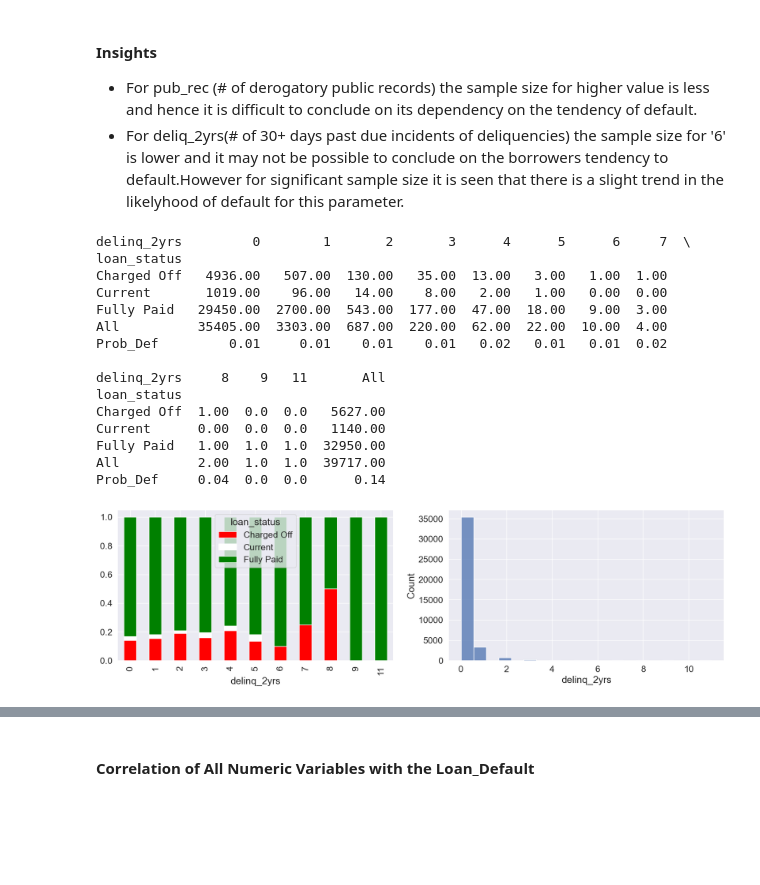
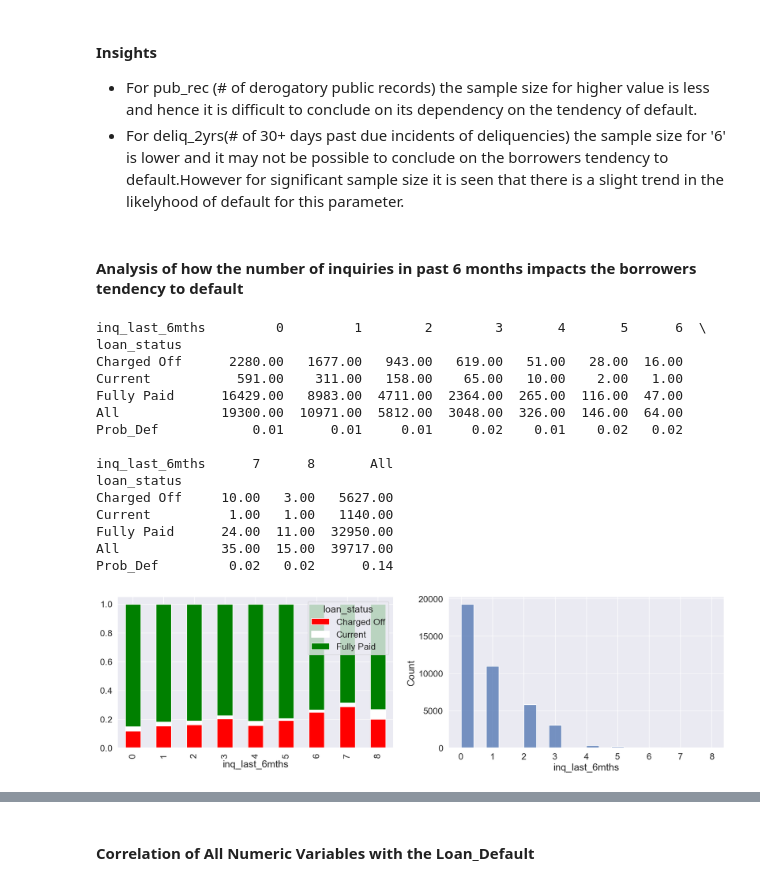
Before and after one commit to sshrinivasbhat/LendingClubCaseStudy, a Jupyter notebook: C44LendClubCasStdy_ShrinivasB.ipynb, the cells around one changed output, grey strips where cells are left out. Cells and saved outputs as stored; diff of their text form; code cells hidden in the pictures; blank space fills up the shorter version.

```diff
--- a/C44LendClubCasStdy_ShrinivasB.ipynb
+++ b/C44LendClubCasStdy_ShrinivasB.ipynb
@@ -969,0 +1051,16 @@ https://www.forbes.com/advisor/credit-score/what-is-vantagescore/
+# %%
+LCLoanDf_ooc["funded_loan_perc_cat"]=pd.cut(LCLoanDf.funded_loan_perc,bins=[0,75,80,85,90,95,100],labels=['<75%','>75<80%','>80<85','>85<90','>90<95','>95<100'])
+#LCLoanDf_ooc["total_acc_cat"].value_counts()
+
+Tbl_DelvsLS = pd.crosstab(LCLoanDf_ooc.loan_status, LCLoanDf_ooc["funded_loan_perc_cat"], margins=True,     values=LCLoanDf_ooc["loan_status"], aggfunc='count').round(2)
+Tbl_DelvsLS.loc["Prob_Def",:] = Tbl_DelvsLS.loc["Charged Off",:]/Tbl_DelvsLS.loc["All",:]
+Tbl_DelvsLS.iloc[4,:-1] = Tbl_DelvsLS.iloc[4,:-1]/Tbl_DelvsLS.iloc[4,:-1].sum()*Tbl_DelvsLS.loc["Prob_Def","All"]
+Tbl_DelvsLS.loc["Prob_Def",:]  = Tbl_DelvsLS.loc["Prob_Def",:].round(2)
+Tbl_DelvsLS = Tbl_DelvsLS.fillna(0)
+print(Tbl_DelvsLS.head().round(2))
+sb.set(font_scale=1.5)
+Tbl_DelvsLS_perc = Tbl_DelvsLS.transpose().iloc[:-1,:-2].apply(lambda x: x/x.sum(), axis=1)
+fig, axes = plt.subplots(1, 2, figsize=(20, 5))
+Tbl_DelvsLS_perc.plot(ax=axes[0],kind="bar", stacked="True",color=['red','white','green'])
+sb.histplot(LCLoanDf_ooc.funded_loan_perc_cat,ax=axes[1],bins=20)
+plt.show()
@@ -1046,33 +1166,35 @@ Prob_Def         0.03     0.06   0.05  0.0  0.0      0.14
 #### Insights
 - For pub_rec (# of derogatory public records) the sample size for higher value is less and hence it is difficult to conclude on its dependency on the tendency of default.
 - For deliq_2yrs(# of 30+ days past due incidents of deliquencies) the sample size for '6' is lower and it may not be possible to conclude on the borrowers tendency to default.However for significant sample size it is seen that there is a slight trend in the likelyhood  of default for this parameter.
+# %% [markdown]
+#### Analysis of how the number of inquiries in past 6 months impacts the borrowers tendency to default
 # %%
-Tbl_DelvsLS = pd.crosstab(LCLoanDf_ooc.loan_status, LCLoanDf_ooc["delinq_2yrs"], margins=True,     values=LCLoanDf_ooc["loan_status"], aggfunc='count').round(2)
-Tbl_DelvsLS.loc["Prob_Def",:] = Tbl_DelvsLS.loc["Charged Off",:]/Tbl_DelvsLS.loc["All",:]
-Tbl_DelvsLS.iloc[4,:-1] = Tbl_DelvsLS.iloc[4,:-1]/Tbl_DelvsLS.iloc[4,:-1].sum()*Tbl_DelvsLS.loc["Prob_Def","All"]
-Tbl_DelvsLS.loc["Prob_Def",:]  = Tbl_DelvsLS.loc["Prob_Def",:].round(2)
-Tbl_DelvsLS = Tbl_DelvsLS.fillna(0)
-print(Tbl_DelvsLS.head().round(2))
+Tbl_Gen = pd.crosstab(LCLoanDf_ooc.loan_status, LCLoanDf_ooc["inq_last_6mths"], margins=True,     values=LCLoanDf_ooc["loan_status"], aggfunc='count').round(2)
+Tbl_Gen.loc["Prob_Def",:] = Tbl_Gen.loc["Charged Off",:]/Tbl_Gen.loc["All",:]
+Tbl_Gen.iloc[4,:-1] = Tbl_Gen.iloc[4,:-1]/Tbl_Gen.iloc[4,:-1].sum()*Tbl_Gen.loc["Prob_Def","All"]
+Tbl_Gen.loc["Prob_Def",:]  = Tbl_Gen.loc["Prob_Def",:].round(2)
+Tbl_Gen = Tbl_Gen.fillna(0)
+print(Tbl_Gen.head().round(2))
 sb.set(font_scale=1.5)
-Tbl_DelvsLS_perc = Tbl_DelvsLS.transpose().iloc[:-1,:-2].apply(lambda x: x/x.sum(), axis=1)
+Tbl_Gen_perc = Tbl_Gen.transpose().iloc[:-1,:-2].apply(lambda x: x/x.sum(), axis=1)
 fig, axes = plt.subplots(1, 2, figsize=(20, 5))
-Tbl_DelvsLS_perc.plot(ax=axes[0],kind="bar", stacked="True",color=['red','white','green'])
-sb.histplot(LCLoanDf_ooc.delinq_2yrs,ax=axes[1],bins=20)
+Tbl_Gen_perc.plot(ax=axes[0],kind="bar", stacked="True",color=['red','white','green'])
+sb.histplot(LCLoanDf_ooc.inq_last_6mths,ax=axes[1],bins=20)
 plt.show()
 # %% [output]
-delinq_2yrs         0        1       2       3      4      5      6     7  \
+inq_last_6mths         0         1        2        3       4       5      6  \
 loan_status
-Charged Off   4936.00   507.00  130.00   35.00  13.00   3.00   1.00  1.00
-Current       1019.00    96.00   14.00    8.00   2.00   1.00   0.00  0.00
-Fully Paid   29450.00  2700.00  543.00  177.00  47.00  18.00   9.00  3.00
-All          35405.00  3303.00  687.00  220.00  62.00  22.00  10.00  4.00
-Prob_Def         0.01     0.01    0.01    0.01   0.02   0.01   0.01  0.02
+Charged Off      2280.00   1677.00   943.00   619.00   51.00   28.00  16.00
+Current           591.00    311.00   158.00    65.00   10.00    2.00   1.00
+Fully Paid      16429.00   8983.00  4711.00  2364.00  265.00  116.00  47.00
+All             19300.00  10971.00  5812.00  3048.00  326.00  146.00  64.00
+Prob_Def            0.01      0.01     0.01     0.02    0.01    0.02   0.02
 
-delinq_2yrs     8    9   11       All
+inq_last_6mths      7      8       All
 loan_status
-Charged Off  1.00  0.0  0.0   5627.00
-Current      0.00  0.0  0.0   1140.00
-Fully Paid   1.00  1.0  1.0  32950.00
-All          2.00  1.0  1.0  39717.00
-Prob_Def     0.04  0.0  0.0      0.14
+Charged Off     10.00   3.00   5627.00
+Current          1.00   1.00   1140.00
+Fully Paid      24.00  11.00  32950.00
+All             35.00  15.00  39717.00
+Prob_Def         0.02   0.02      0.14
-[figure, old version]
+[figure, new version]
```
Also changed, not shown: parts of 48 cells of this notebook.
